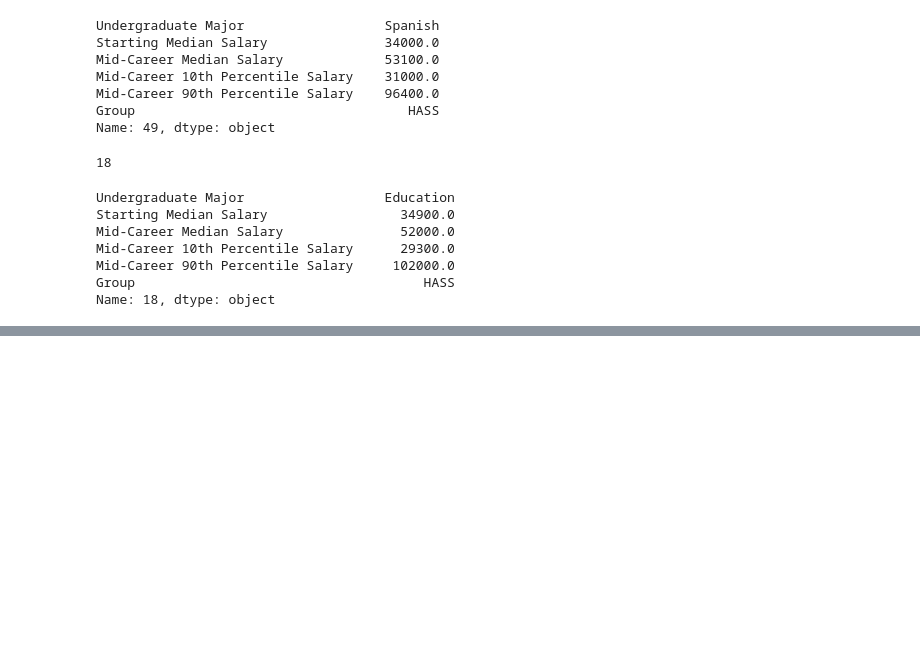
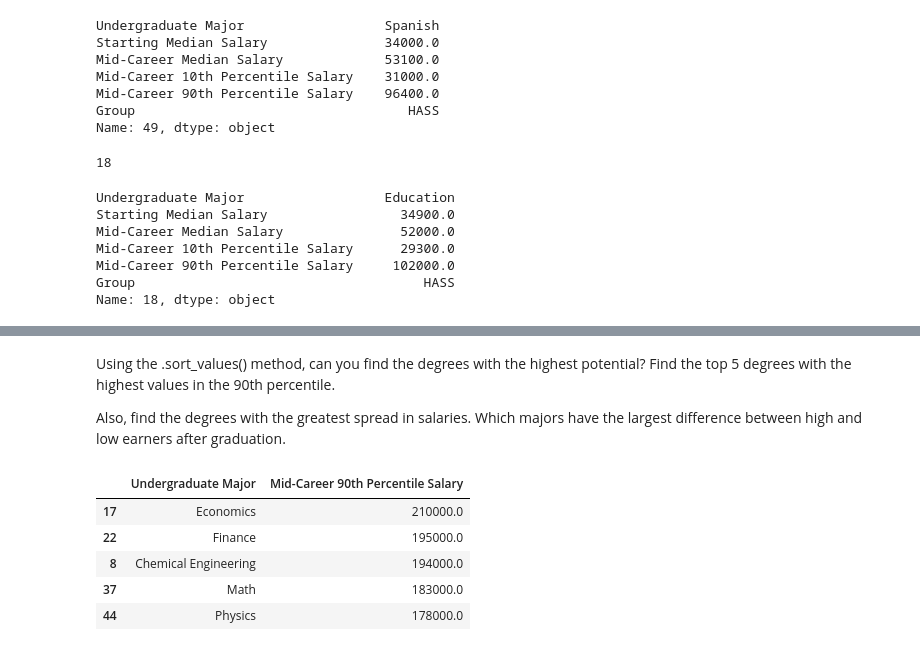
Before and after one commit to gs-chawla/Angela_Python, a Jupyter notebook: salaries_by_college_major.ipynb, the cells around one changed output, grey strips where cells are left out. Saved outputs shown, nothing was run; the diff lists cells and outputs as text; code cells hidden in the pictures; blank space fills up the shorter version.

```diff
--- a/salaries_by_college_major.ipynb
+++ b/salaries_by_college_major.ipynb
@@ -167,0 +198,14 @@ Name: 18, dtype: object
+# %% [markdown]
+Using the .sort_values() method, can you find the degrees with the highest potential? Find the top 5 degrees with the highest values in the 90th percentile.
+
+Also, find the degrees with the greatest spread in salaries. Which majors have the largest difference between high and low earners after graduation.
+# %%
+highest_potential = clean_df.sort_values('Mid-Career 90th Percentile Salary',ascending=False)
+highest_potential[['Undergraduate Major','Mid-Career 90th Percentile Salary']].head()
+# %% [output]
+|  | Undergraduate Major | Mid-Career 90th Percentile Salary |
+| 17 | Economics | 210000.0 |
+| 22 | Finance | 195000.0 |
+| 8 | Chemical Engineering | 194000.0 |
+| 37 | Math | 183000.0 |
+| 44 | Physics | 178000.0 |
```
Also changed, not shown: parts of 6 cells of this notebook.
